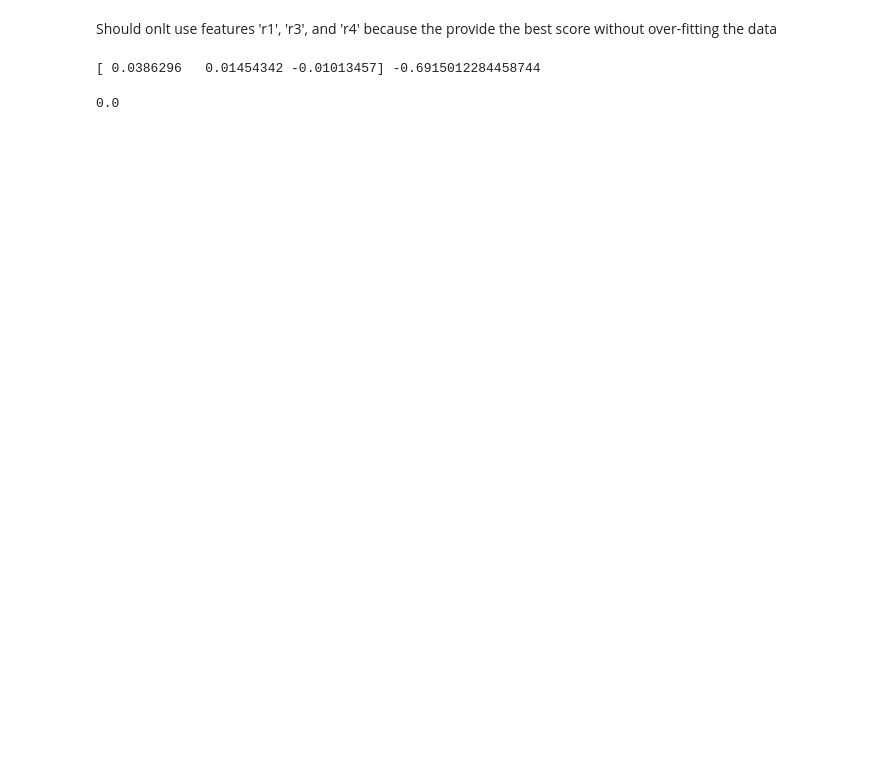
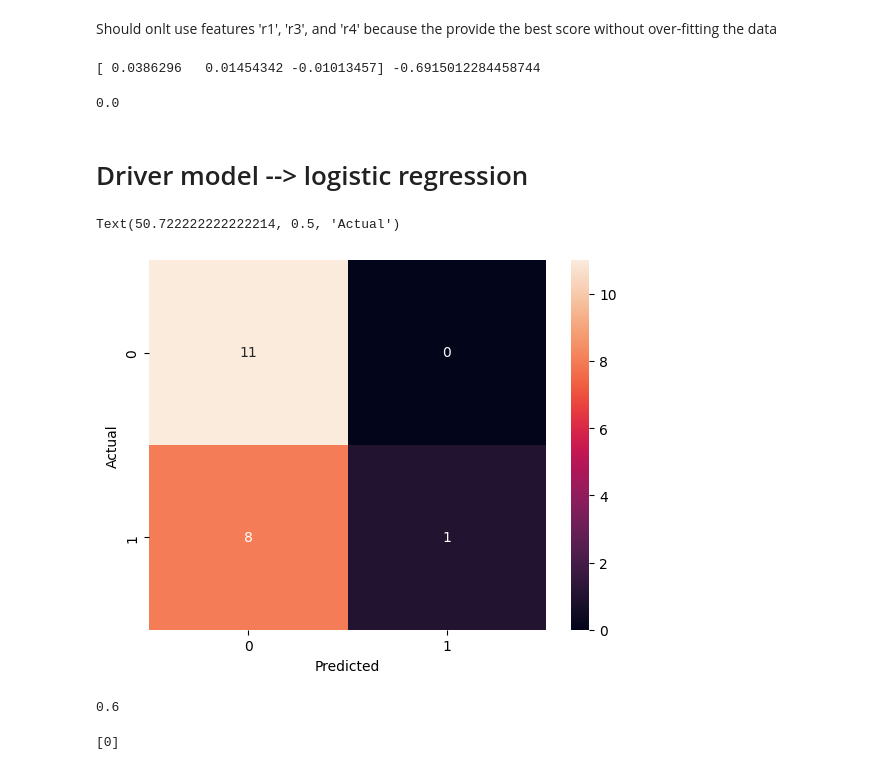
Before and after one commit to ldhaliwal/F1FantasyTeamOptimizer, a Jupyter notebook: model.ipynb, the cells around one changed output. Drawn from its saved outputs; the diff is of its cells as text; code cells hidden in the pictures; blank space fills up the shorter version.

```diff
--- a/model.ipynb
+++ b/model.ipynb
@@ -247,3 +257,5 @@ y_pred = model.predict(X_test)
 model.score(X_test, y_test)
 # %% [output]
 0.0
+# %% [markdown]
+# Driver model --> logistic regression
@@ -249,0 +269,43 @@ model.score(X_test, y_test)
+# %%
+df = pd.read_csv("data/driver_data_v4.csv")
+# %%
+# extract data
+X = df[["position", "gap_to_leader"]]
+y = df["picked"]
+
+# split data into train and test
+X_train, X_test, y_train, y_test = train_test_split(X, y, test_size=0.2, random_state=5)
+
+# create model
+model = LogisticRegression()
+
+# train model
+model = model.fit(X_train, y_train)
+# %%
+# make predictions on test data
+y_pred = model.predict(X_test)
+# %%
+# Create confusion matrix
+conf_mat = confusion_matrix(y_test, y_pred)
+
+# plot
+sns.heatmap(conf_mat, annot=True)
+plt.xlabel("Predicted")
+plt.ylabel("Actual")
+# %% [output]
+Text(50.722222222222214, 0.5, 'Actual')
+[figure, added]
+# %%
+model.score(X_test, y_test)
+# %% [output]
+0.6
+# %%
+position = int(input("What position is the driver? "))
+gap = float(input("How far behind the leader are they? "))
+
+train = [position, gap]
+
+y_pred = model.predict([train])
+print(y_pred)
+# %% [output]
+[0]
```
Also changed, not shown: parts of 12 cells of this notebook, 5 other files.
